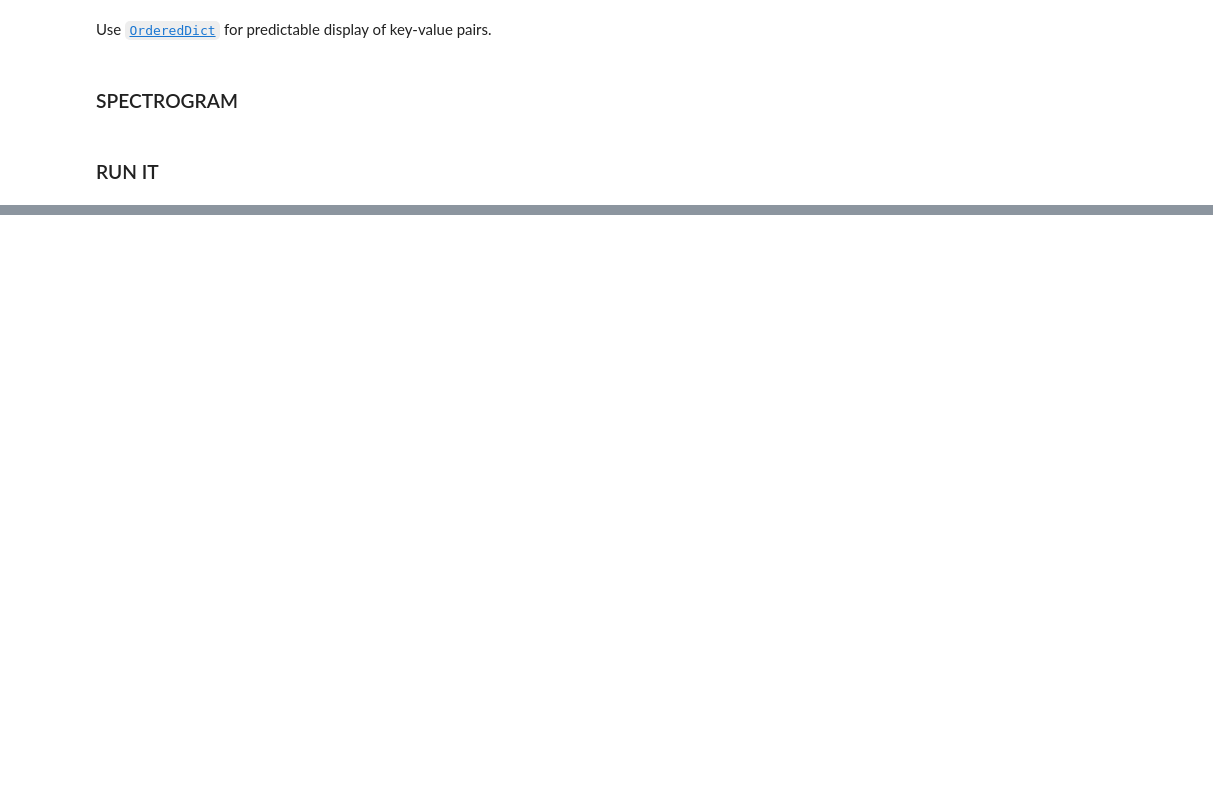
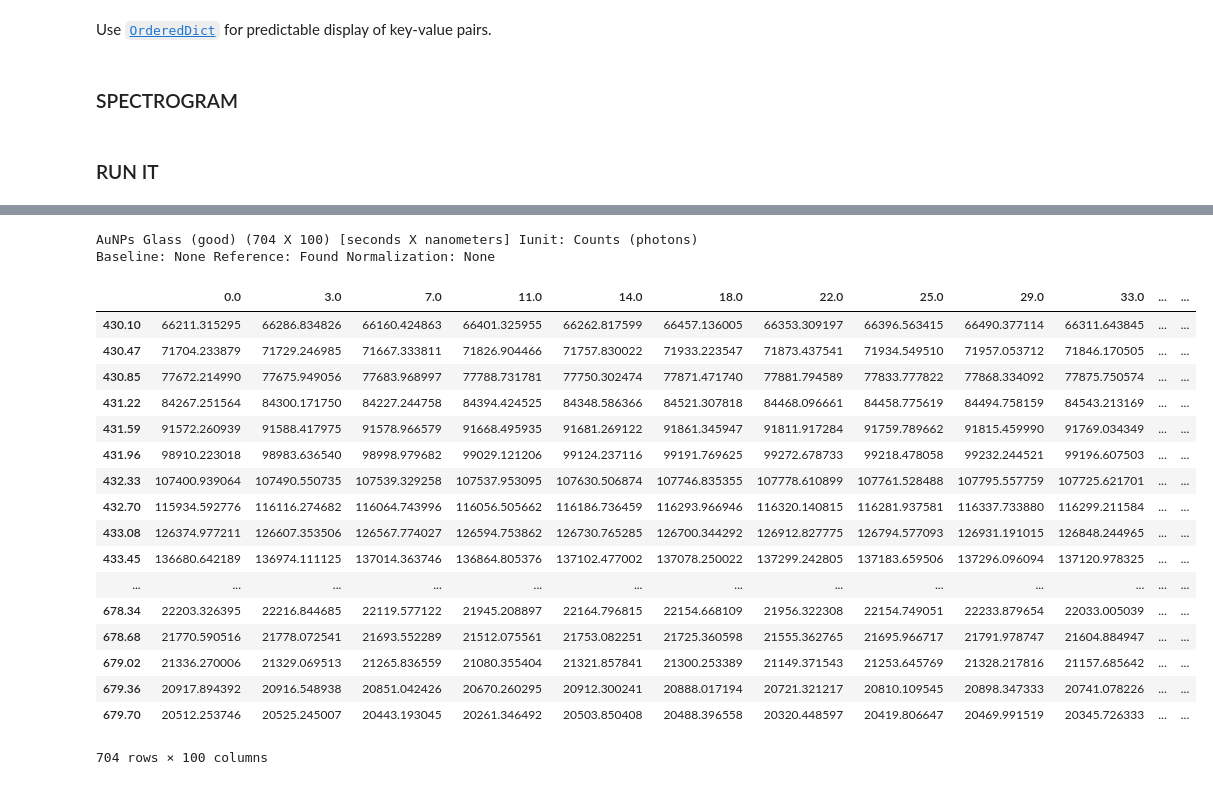
Before and after one commit to hughesadam87/scikit-spectra, a Jupyter notebook: pyuvvis/interact/ipynbs/prototypes/spectra_gui_1.ipynb, the cells around one changed output, grey strips where cells are left out. Drawn from its saved outputs; the diff is of its cells as text; code cells hidden in the pictures; blank space fills up the shorter version.

```diff
--- a/pyuvvis/interact/ipynbs/prototypes/spectra_gui_1.ipynb
+++ b/pyuvvis/interact/ipynbs/prototypes/spectra_gui_1.ipynb
@@ -423,0 +468,23 @@ in draw selectlines
+# %%
+eval('testspectra.apply(lambda x: x**2, axis=1)')
+# %% [output]
+AuNPs Glass (good) (704 X 100) [seconds X nanometers] Iunit: Counts (photons)
+Baseline: None Reference: Found Normalization: None
+|  | 0.0 | 3.0 | 7.0 | 11.0 | 14.0 | 18.0 | 22.0 | 25.0 | 29.0 | 33.0 | ... | ... |
+| 430.10 | 66211.315295 | 66286.834826 | 66160.424863 | 66401.325955 | 66262.817599 | 66457.136005 | 66353.309197 | 66396.563415 | 66490.377114 | 66311.643845 | ... | ... |
+| 430.47 | 71704.233879 | 71729.246985 | 71667.333811 | 71826.904466 | 71757.830022 | 71933.223547 | 71873.437541 | 71934.549510 | 71957.053712 | 71846.170505 | ... | ... |
+| 430.85 | 77672.214990 | 77675.949056 | 77683.968997 | 77788.731781 | 77750.302474 | 77871.471740 | 77881.794589 | 77833.777822 | 77868.334092 | 77875.750574 | ... | ... |
+| 431.22 | 84267.251564 | 84300.171750 | 84227.244758 | 84394.424525 | 84348.586366 | 84521.307818 | 84468.096661 | 84458.775619 | 84494.758159 | 84543.213169 | ... | ... |
+| 431.59 | 91572.260939 | 91588.417975 | 91578.966579 | 91668.495935 | 91681.269122 | 91861.345947 | 91811.917284 | 91759.789662 | 91815.459990 | 91769.034349 | ... | ... |
+| 431.96 | 98910.223018 | 98983.636540 | 98998.979682 | 99029.121206 | 99124.237116 | 99191.769625 | 99272.678733 | 99218.478058 | 99232.244521 | 99196.607503 | ... | ... |
+| 432.33 | 107400.939064 | 107490.550735 | 107539.329258 | 107537.953095 | 107630.506874 | 107746.835355 | 107778.610899 | 107761.528488 | 107795.557759 | 107725.621701 | ... | ... |
+| 432.70 | 115934.592776 | 116116.274682 | 116064.743996 | 116056.505662 | 116186.736459 | 116293.966946 | 116320.140815 | 116281.937581 | 116337.733880 | 116299.211584 | ... | ... |
+| 433.08 | 126374.977211 | 126607.353506 | 126567.774027 | 126594.753862 | 126730.765285 | 126700.344292 | 126912.827775 | 126794.577093 | 126931.191015 | 126848.244965 | ... | ... |
+| 433.45 | 136680.642189 | 136974.111125 | 137014.363746 | 136864.805376 | 137102.477002 | 137078.250022 | 137299.242805 | 137183.659506 | 137296.096094 | 137120.978325 | ... | ... |
+| ... | ... | ... | ... | ... | ... | ... | ... | ... | ... | ... | ... | ... |
+| 678.34 | 22203.326395 | 22216.844685 | 22119.577122 | 21945.208897 | 22164.796815 | 22154.668109 | 21956.322308 | 22154.749051 | 22233.879654 | 22033.005039 | ... | ... |
+| 678.68 | 21770.590516 | 21778.072541 | 21693.552289 | 21512.075561 | 21753.082251 | 21725.360598 | 21555.362765 | 21695.966717 | 21791.978747 | 21604.884947 | ... | ... |
+| 679.02 | 21336.270006 | 21329.069513 | 21265.836559 | 21080.355404 | 21321.857841 | 21300.253389 | 21149.371543 | 21253.645769 | 21328.217816 | 21157.685642 | ... | ... |
+| 679.36 | 20917.894392 | 20916.548938 | 20851.042426 | 20670.260295 | 20912.300241 | 20888.017194 | 20721.321217 | 20810.109545 | 20898.347333 | 20741.078226 | ... | ... |
+| 679.70 | 20512.253746 | 20525.245007 | 20443.193045 | 20261.346492 | 20503.850408 | 20488.396558 | 20320.448597 | 20419.806647 | 20469.991519 | 20345.726333 | ... | ... |
+704 rows × 100 columns
```
Also changed, not shown: parts of 5 cells of this notebook, 1 other file.
